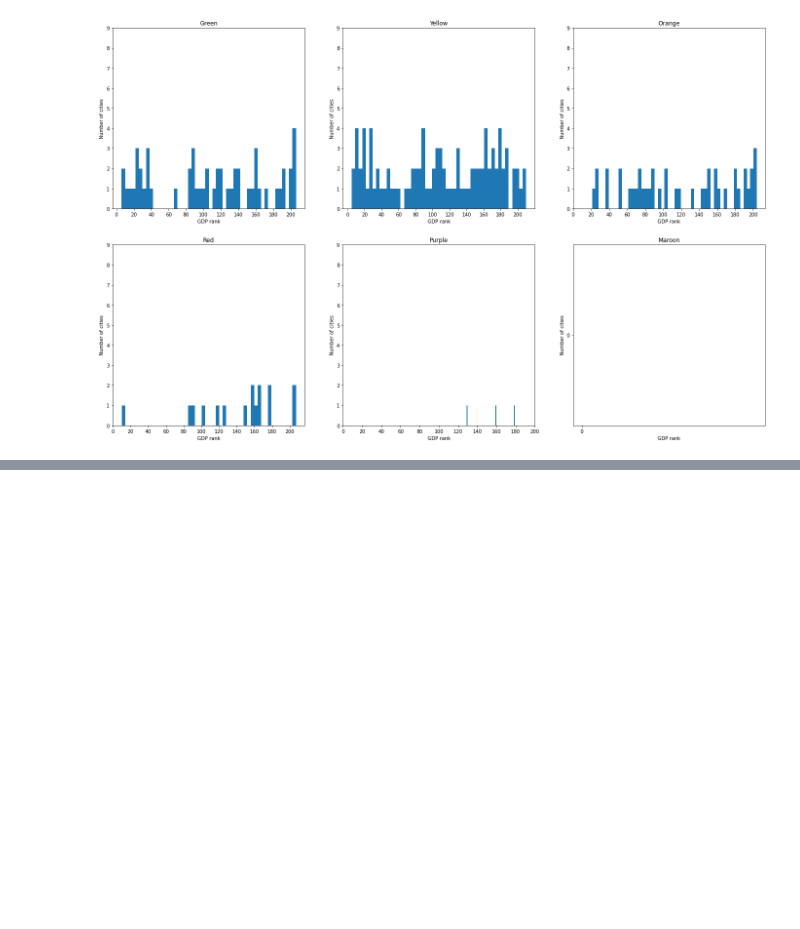
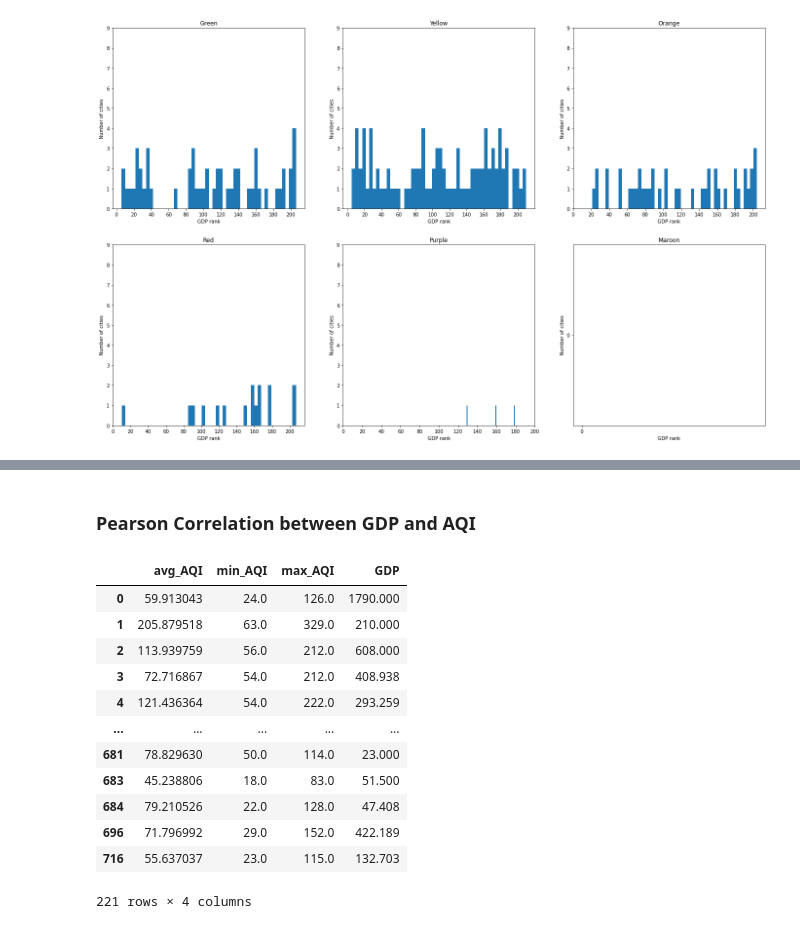
Before and after one commit to Quyenld9699/DataScience_AQI_explorer, a Jupyter notebook: analyze/aqi_gdp.ipynb, the cells around one changed output, grey strips where cells are left out. Cells and saved outputs as stored; diff of their text form; code cells hidden in the pictures; blank space fills up the shorter version.

Commit message:
complete aqi & gdp & country ranking

```diff
--- a/analyze/aqi_gdp.ipynb
+++ b/analyze/aqi_gdp.ipynb
@@ -112,4 +124,4 @@ sql2 = 'SELECT * From df_aqi JOIN df_gdp ON df_aqi.city = df_gdp.City'
 df_result = ps.sqldf(sql2,locals())
 # %%
 df_result = df_result.drop_duplicates()
-df_result = df_result[['city','avg_AQI','max_AQI','min_AQI','Country','gdp_rank']]
+df_result = df_result[['city','avg_AQI','max_AQI','min_AQI','GDP','Country','gdp_rank']]
@@ -256,0 +322,23 @@ plot_hist('avg_AQI',df_re=df_result)
+# %% [markdown]
+<h3>Pearson Correlation between GDP and AQI</h3>
+# %%
+# df1 = df_result['avg_AQI','max_AQI','min_AQI','GDP']
+# df1
+df_result
+df1 = df_result[['avg_AQI','min_AQI','max_AQI','GDP']]
+df1 = df1.dropna()
+df1
+# %% [output]
+|  | avg_AQI | min_AQI | max_AQI | GDP |
+| 0 | 59.913043 | 24.0 | 126.0 | 1790.000 |
+| 1 | 205.879518 | 63.0 | 329.0 | 210.000 |
+| 2 | 113.939759 | 56.0 | 212.0 | 608.000 |
+| 3 | 72.716867 | 54.0 | 212.0 | 408.938 |
+| 4 | 121.436364 | 54.0 | 222.0 | 293.259 |
+| ... | ... | ... | ... | ... |
+| 681 | 78.829630 | 50.0 | 114.0 | 23.000 |
+| 683 | 45.238806 | 18.0 | 83.0 | 51.500 |
+| 684 | 79.210526 | 22.0 | 128.0 | 47.408 |
+| 696 | 71.796992 | 29.0 | 152.0 | 422.189 |
+| 716 | 55.637037 | 23.0 | 115.0 | 132.703 |
+221 rows × 4 columns
```
Also changed, not shown: parts of 12 cells of this notebook.
